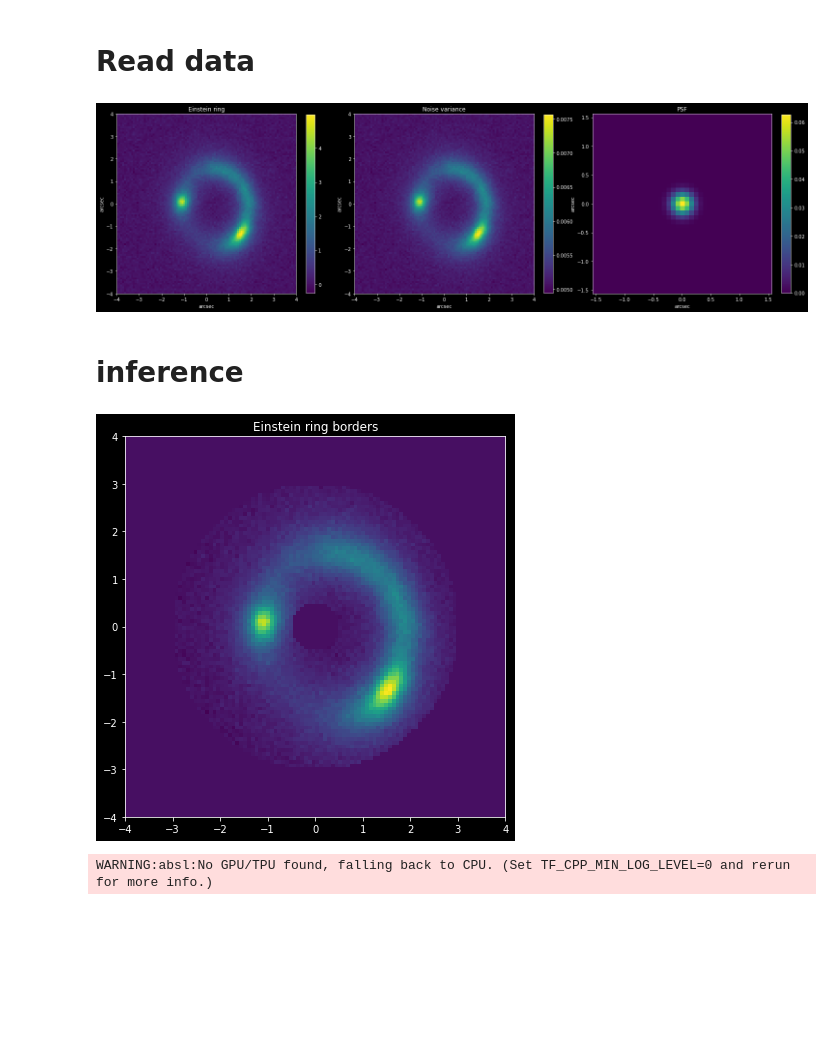
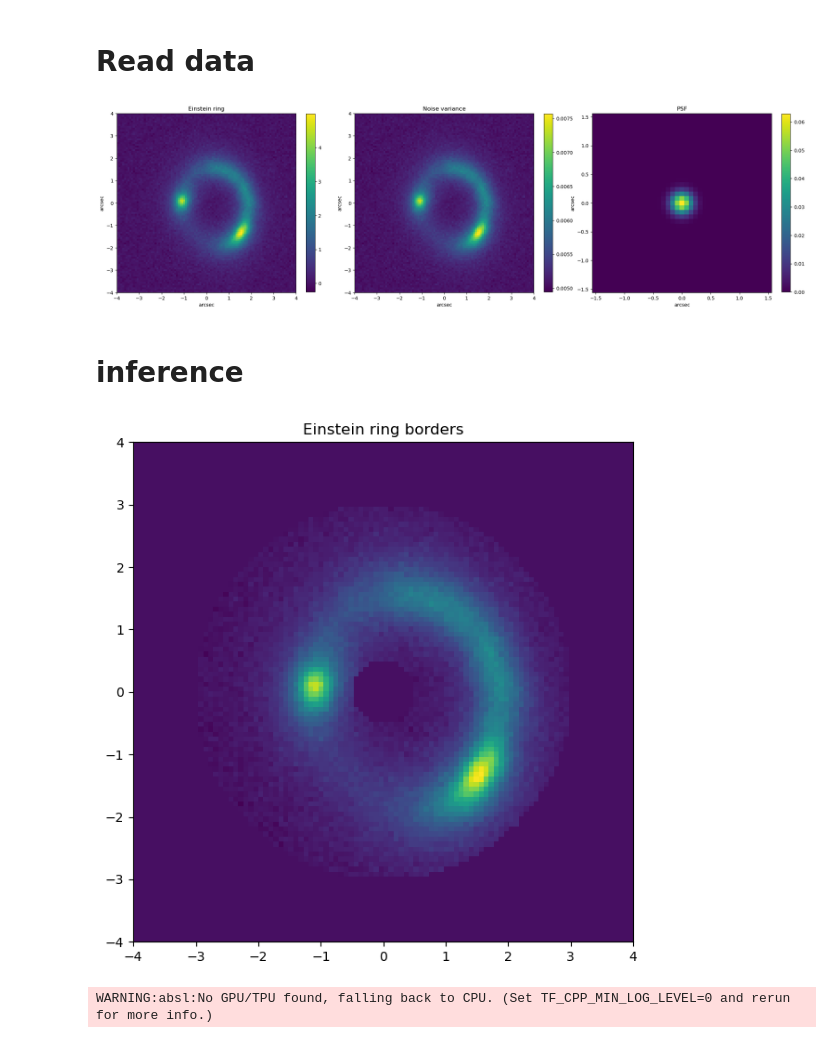
Before and after one commit to Herculens/herculens, a Jupyter notebook: GRF_perturbations/Notebooks/test_Aymeric's_data.ipynb, the cells around one changed output. Saved outputs shown, nothing was run; the diff lists cells and outputs as text; code cells hidden in the pictures; blank space fills up the shorter version.

```diff
--- a/GRF_perturbations/Notebooks/test_Aymeric's_data.ipynb
+++ b/GRF_perturbations/Notebooks/test_Aymeric's_data.ipynb
@@ -11,7 +11,7 @@ sys.path.append(Folder)
 import matplotlib.pyplot as plt
 import matplotlib as mpl
 # If you use PyCharm notebooks with dark theme
-plt.style.use('dark_background')
+plt.style.use('default')
 
 
 import numpy as np
@@ -82,7 +82,7 @@ for i in range(3):
 
 plt.show()
 # %% [output]
-[figure, old version]
+[figure, new version]
 # %% [markdown]
 # inference
 # %%
@@ -96,20 +96,20 @@ pixel_grid=PixelGrid(**kwargs_pixel)
 # %%
 annulus_mask_borders=[0.5, 3] # border radii of region covering Einstein ring
 radius = np.hypot(*pixel_grid.pixel_coordinates)
 rmin, rmax = annulus_mask_borders
 annulus_mask = ((radius >= rmin) & (radius <= rmax))
 """
 mask_borders=np.zeros_like(data)
 mask_borders[np.abs(radius-rmax)<0.3]=True
 mask_borders[np.abs(radius-rmin)<0.3]=True
 """
 
-fig=plt.figure(figsize=(25,7),facecolor='black')
+fig=plt.figure(figsize=(25,7))
 img=plt.imshow(data*annulus_mask,extent=extent(data.shape,pixel_scale))
 plt.title('Einstein ring borders')
 plt.show()
 # %% [output]
-[figure, old version]
+[figure, new version]
 # %%
 # Import class that handles simulation of gravitational lenses and some default parameters of the source and lens
 from GRF_perturbations.Modules.Surface_Brightness_class import Surface_brightness_class,default_unperturbed_model_kwargs
```
Also changed, not shown: parts of 6 cells of this notebook, 6 other files.
